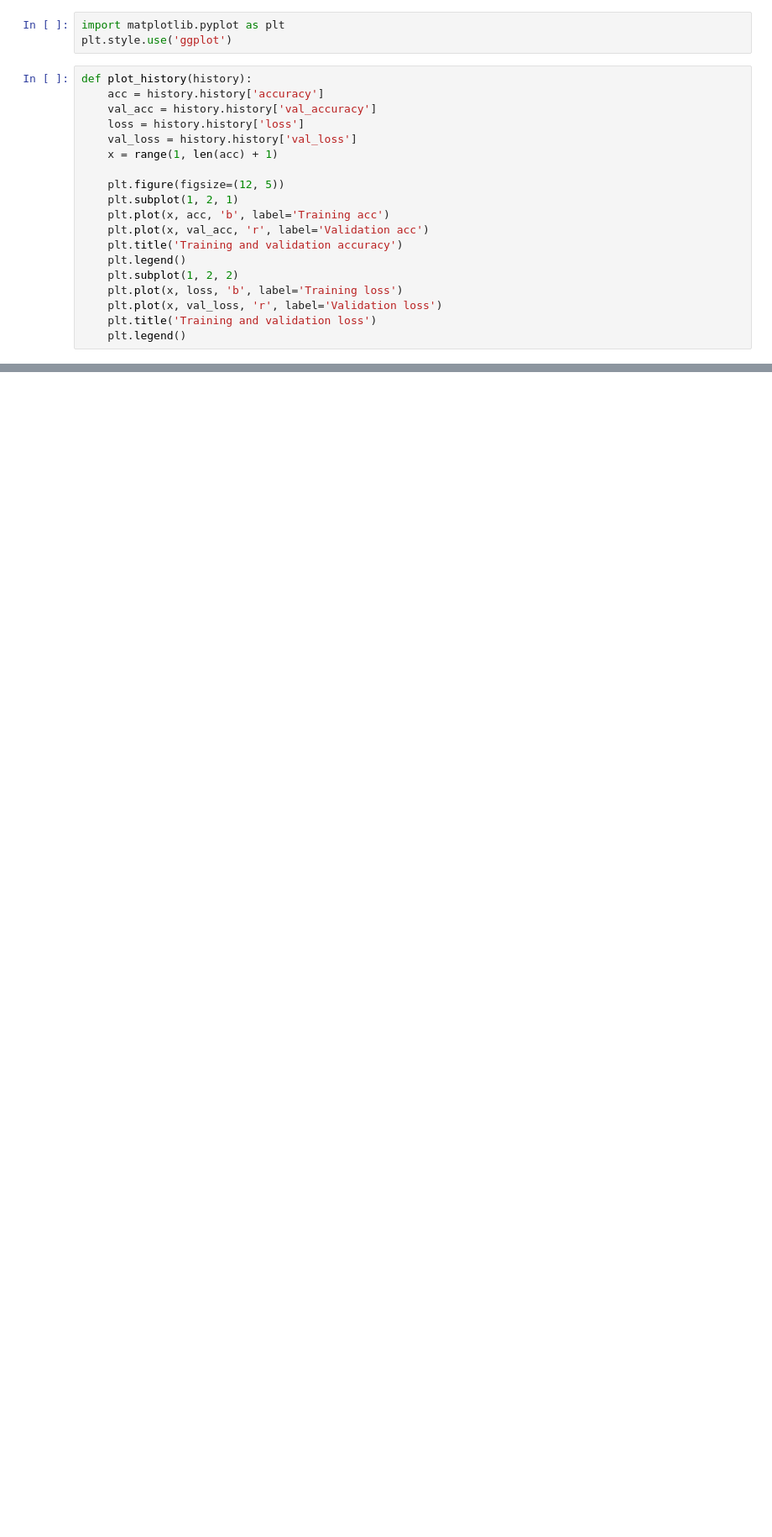
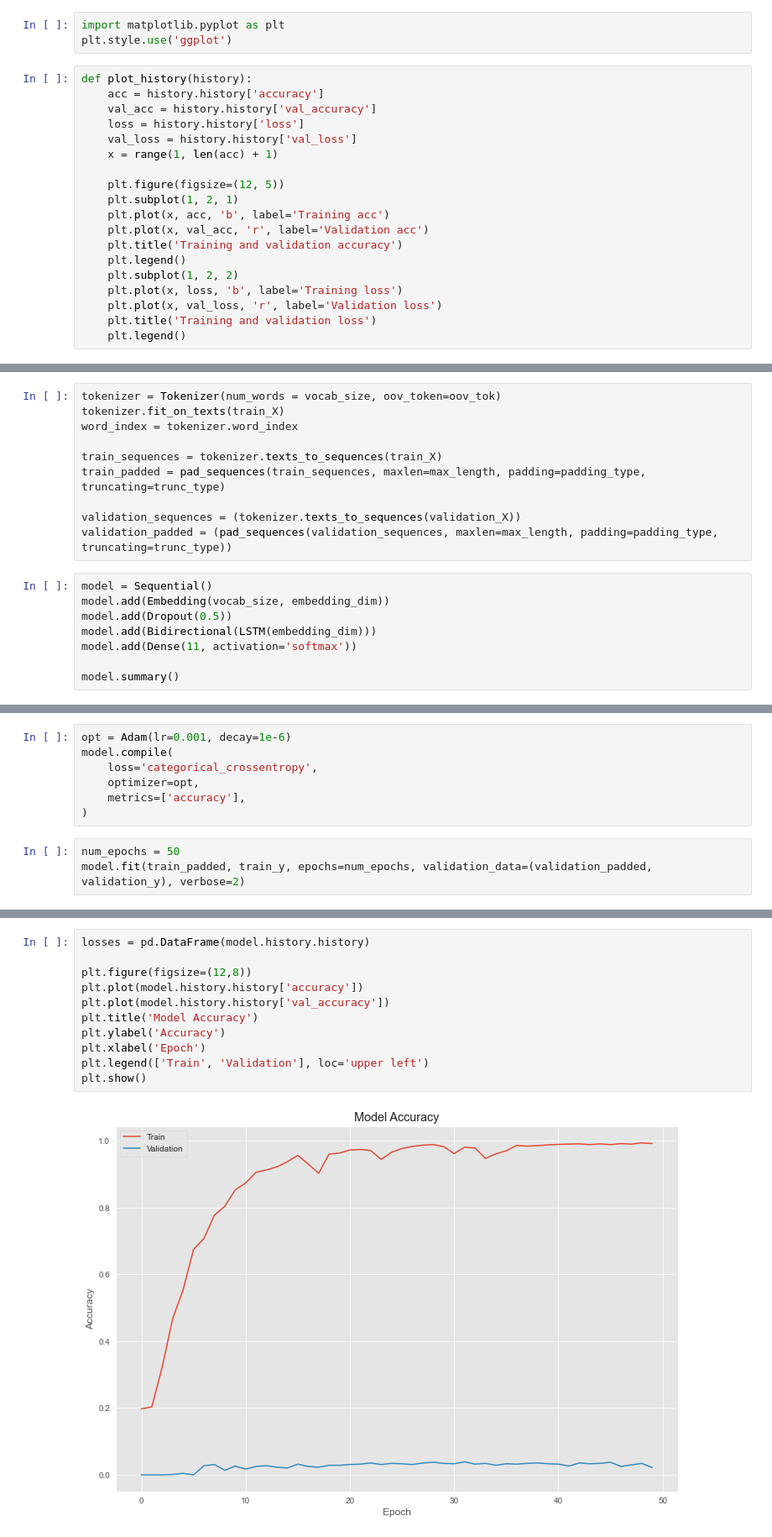
Before and after one commit to Kayma12/NLP-RECOGNITION-ENGINE, a Jupyter notebook: src/ml_determine_stream/ML_job_descriptions.ipynb, the cells around one changed output, grey strips where cells are left out. Shown: that part at 84% size. Saved outputs shown, nothing was run; the diff lists cells and outputs as text; blank space fills up the shorter version.

```diff
--- a/src/ml_determine_stream/ML_job_descriptions.ipynb
+++ b/src/ml_determine_stream/ML_job_descriptions.ipynb
@@ -188,0 +228,18 @@ plot_history(history)
+# %%
+tokenizer = Tokenizer(num_words = vocab_size, oov_token=oov_tok)
+tokenizer.fit_on_texts(train_X)
+word_index = tokenizer.word_index
+
+train_sequences = tokenizer.texts_to_sequences(train_X)
+train_padded = pad_sequences(train_sequences, maxlen=max_length, padding=padding_type, truncating=trunc_type)
+
+validation_sequences = (tokenizer.texts_to_sequences(validation_X))
+validation_padded = (pad_sequences(validation_sequences, maxlen=max_length, padding=padding_type, truncating=trunc_type))
+# %%
+model = Sequential()
+model.add(Embedding(vocab_size, embedding_dim))
+model.add(Dropout(0.5))
+model.add(Bidirectional(LSTM(embedding_dim)))
+model.add(Dense(11, activation='softmax'))
+
+model.summary()
@@ -188,0 +263,10 @@ plot_history(history)
+# %%
+opt = Adam(lr=0.001, decay=1e-6)
+model.compile(
+    loss='categorical_crossentropy',
+    optimizer=opt,
+    metrics=['accuracy'],
+)
+# %%
+num_epochs = 50
+model.fit(train_padded, train_y, epochs=num_epochs, validation_data=(validation_padded, validation_y), verbose=2)
@@ -188,0 +292,13 @@ plot_history(history)
+# %%
+losses = pd.DataFrame(model.history.history)
+
+plt.figure(figsize=(12,8))
+plt.plot(model.history.history['accuracy'])
+plt.plot(model.history.history['val_accuracy'])
+plt.title('Model Accuracy')
+plt.ylabel('Accuracy')
+plt.xlabel('Epoch')
+plt.legend(['Train', 'Validation'], loc='upper left')
+plt.show()
+# %% [output]
+[figure, added]
```
Also changed, not shown: parts of 23 cells of this notebook.
